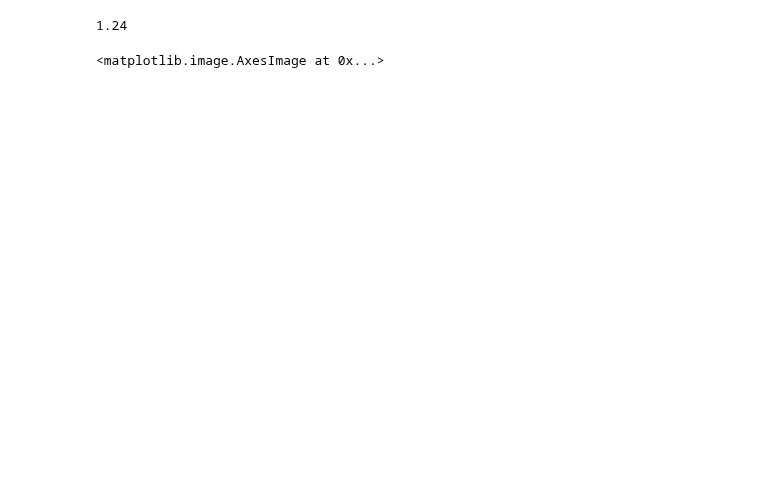
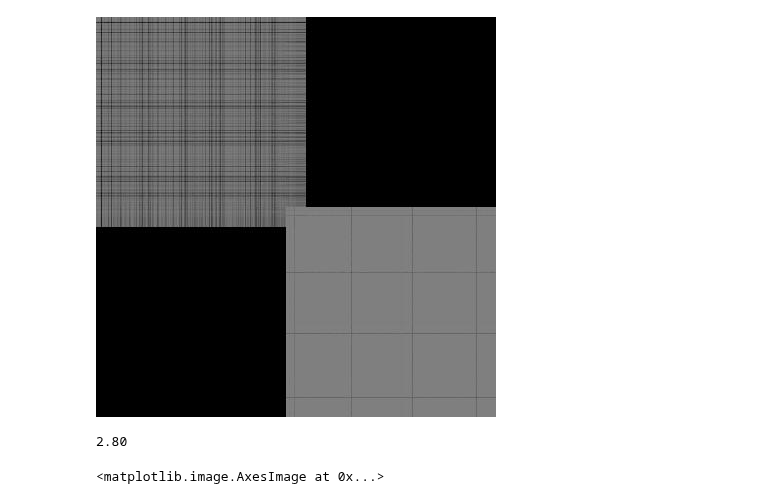
Before and after one commit to gpernelle/cortex, a Jupyter notebook: notebooks/tf-network.ipynb, the cells around one changed output. Cells and saved outputs as stored; diff of their text form; code cells hidden in the pictures; blank space fills up the shorter version.

Commit message:
diagrams OK - task with tensorflow

```diff
--- a/notebooks/tf-network.ipynb
+++ b/notebooks/tf-network.ipynb
@@ -27,7 +27,7 @@ flags.DEFINE_string('data_dir', '/tmp/data', 'Directory for storing data')
 DEVICE = '/gpu:0'
 sess = tf.InteractiveSession()
 # %%
-N = 1026
+N = 400
 dtVal = 0.25
 # %%
 def init_float(shape, name):
@@ -194,39 +194,40 @@ with tf.device(DEVICE):
 # sess = tf.Session()
 sess.run(tf.initialize_all_variables())
 # with sess.as_default():
 if 1:
     vm=[]
     um=[]
     vvm=[]
     im=[]
     gamma=[]
     t0 = time.time()
     for i in range(400):
         # Step simulation
         sess.run([step], feed_dict={dt: dtVal, tauv: 15, sim_index: i})
-#         feed = {dt: dtVal, tauv: 15,sim_index: i}
-#         sess.run(spike_update, feed_dict=feed)
-#         vvm.append(vvmean.eval())
+        feed = {dt: dtVal, tauv: 15,sim_index: i}
+        sess.run(spike_update, feed_dict=feed)
+        vvm.append(vvmean.eval())
         # Visualize every 50 steps
         if i % 10 == 0:
             pass
 #             summary = sess.run(merged, feed_dict={dt: dtVal, tauv: 15})
 #             train_writer.add_summary(summary, i)
-#             clear_output(wait=True)
-#             DisplayArray(wGap.eval(), rng=[0, 2*g0])
+            clear_output(wait=True)
+            DisplayArray(wGap.eval(), rng=[0, 2*g0])
             vm.append(vmean.eval())
             um.append(umean.eval())
             im.append(imean.eval())
             gamma.append(gammamean.eval())
 #         if i % 100 == 0:
 #             run_options = tf.RunOptions(trace_level=tf.RunOptions.FULL_TRACE)
 #             run_metadata = tf.RunMetadata()
 #             train_writer.add_run_metadata(run_metadata, 'step%03d' % i)
 
 print('%.2f'%(time.time()-t0))
 # sess.close()
 # %% [output]
+[figure, added]
-1.24
+2.80
 # %%
 sp =tf.convert_to_tensor(spikes).eval()
 plt.figure(figsize=(12,4))
```
Also changed, not shown: 10 other files.
